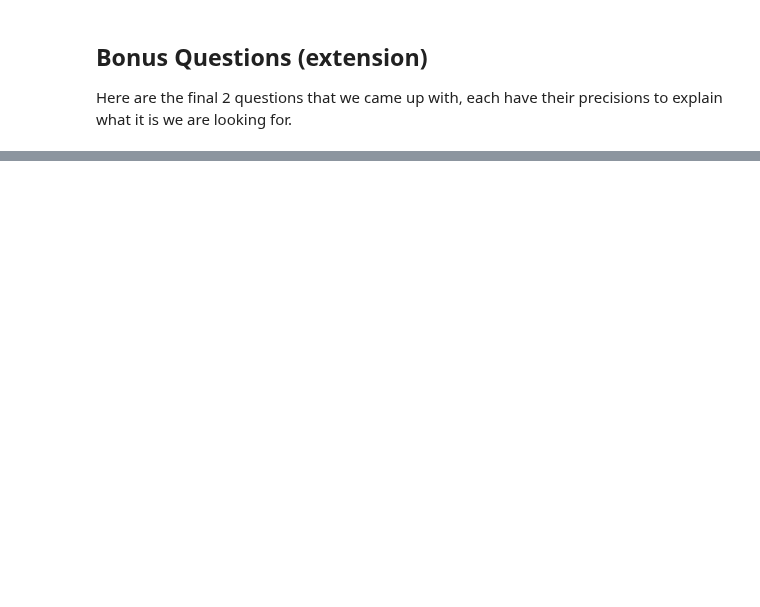
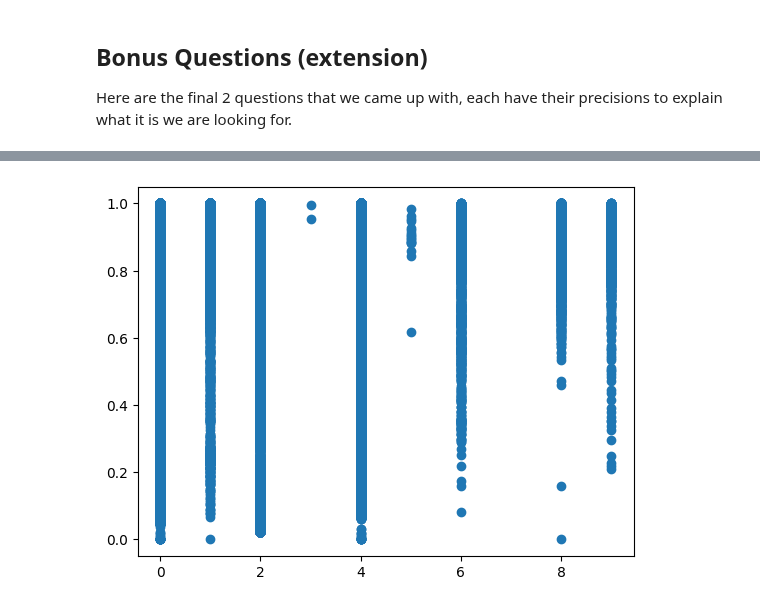
Before and after one commit to EltRnl/SparkProject, a Jupyter notebook: src/rough_exploration.ipynb, the cells around one changed output, grey strips where cells are left out. Saved outputs shown, nothing was run; the diff lists cells and outputs as text; code cells hidden in the pictures; blank space fills up the shorter version.

```diff
--- a/src/rough_exploration.ipynb
+++ b/src/rough_exploration.ipynb
@@ -808,0 +1053,31 @@ Hypothesis :
+# %%
+tasks_timeline = task_events \
+    .filter(lambda event: task_events_get['event type'](event) not in {7,8}) \
+    .map(lambda event: (
+        (task_events_get['job ID'](event), task_events_get['task index'](event), task_events_get['priority'](event)),
+        (task_events_get['time'](event), task_events_get['event type'](event))
+        )
+    ) \
+    .aggregateByKey(None,lambda acc, e: acc+[e] if acc is not None else [e],add) \
+    .filter(lambda task: task[1][-1][1] == 4) \
+    .cache()
+
+# print(f"We have a total of {tasks_timeline.count()} tasks timelines.")
+# %%
+def running_ratio(timeline):
+    timeline.sort(key=lambda x: x[0])
+    total_time = timeline[-1][0] - timeline[0][0]
+    if total_time==0 :
+        total_time = 1
+    running_time = 0
+    for i in range(1,len(timeline)):
+        if timeline[i-1][1] == 1 and timeline[i][1] in {2,3,4,5,6}:
+            running_time += timeline[i][0] - timeline[i-1][0]
+    return float(running_time) / float(total_time)
+
+tasks_ratio = tasks_timeline.map(lambda task: (task[0][2],running_ratio(task[1])))
+
+plt.scatter(*zip(*tasks_ratio.collect()))
+plt.show()
+# %% [output]
+[figure, added]
```
Also changed, not shown: parts of 42 cells of this notebook.
